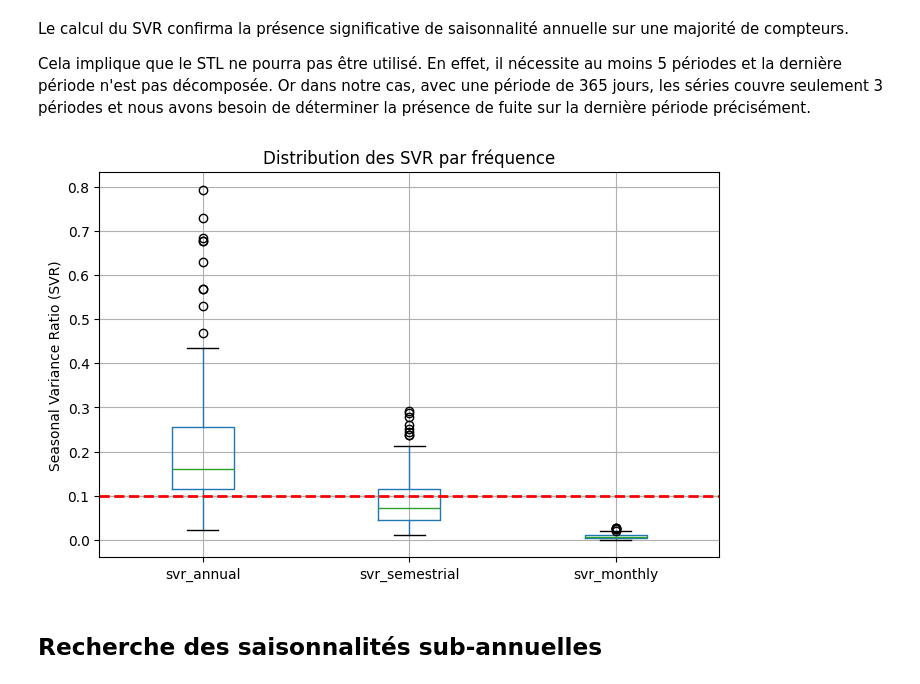
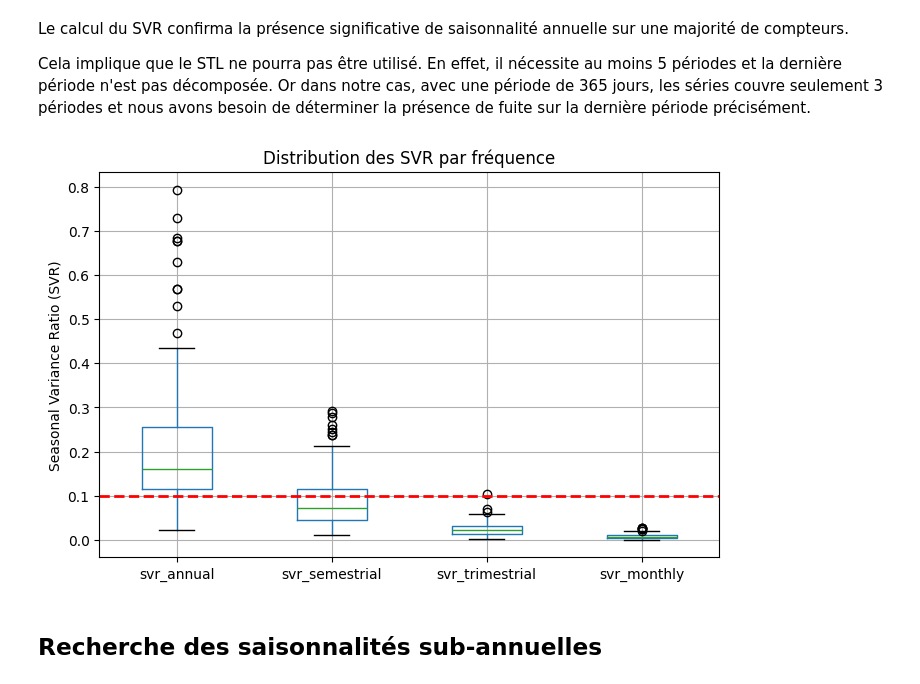
Before and after one commit to montagneForEver/ML_consommation_eau, a Jupyter notebook: exploration_finale.ipynb, the cells around one changed output. Saved outputs shown, nothing was run; the diff lists cells and outputs as text; code cells hidden in the pictures.

```diff
--- a/exploration_finale.ipynb
+++ b/exploration_finale.ipynb
@@ -512,6 +518,7 @@ def seasonal_cv_binned_full(group, period, n_bins=12):
 svr_series = data_resampled.groupby('libelle')[['valeur_active', 'date']].apply(lambda g: pd.Series({
     'svr_annual': seasonal_cv_binned_full(g, 365),
     'svr_semestrial': seasonal_cv_binned_full(g, 180),
+    'svr_trimestrial': seasonal_cv_binned_full(g, 90),
     'svr_monthly': seasonal_cv_binned_full(g, 30),
 }))
 # %% [markdown]
@@ -522,13 +529,13 @@ Le calcul du SVR confirma la présence significative de saisonnalité annuelle s
 Cela implique que le STL ne pourra pas être utilisé. En effet, il nécessite au moins 5 périodes et la dernière période n'est pas décomposée. Or dans notre cas, avec une période de 365 jours, les séries couvre seulement 3 périodes et nous avons besoin de déterminer la présence de fuite sur la dernière période précisément.
 # %%
 plt.figure(figsize=(8, 5))
-svr_series[['svr_annual', 'svr_semestrial', 'svr_monthly']].boxplot()
+svr_series[['svr_annual', 'svr_semestrial','svr_trimestrial', 'svr_monthly']].boxplot()
 plt.ylabel("Seasonal Variance Ratio (SVR)")
 plt.title("Distribution des SVR par fréquence")
 plt.axhline(y=0.1, color='red', linestyle='--', linewidth=2)
 plt.show()
 # %% [output]
-[figure, old version]
+[figure, new version]
 # %% [markdown]
 ## Recherche des saisonnalités sub-annuelles
 # %% [markdown]
```
Also changed, not shown: parts of 19 cells of this notebook, 3 other files.
